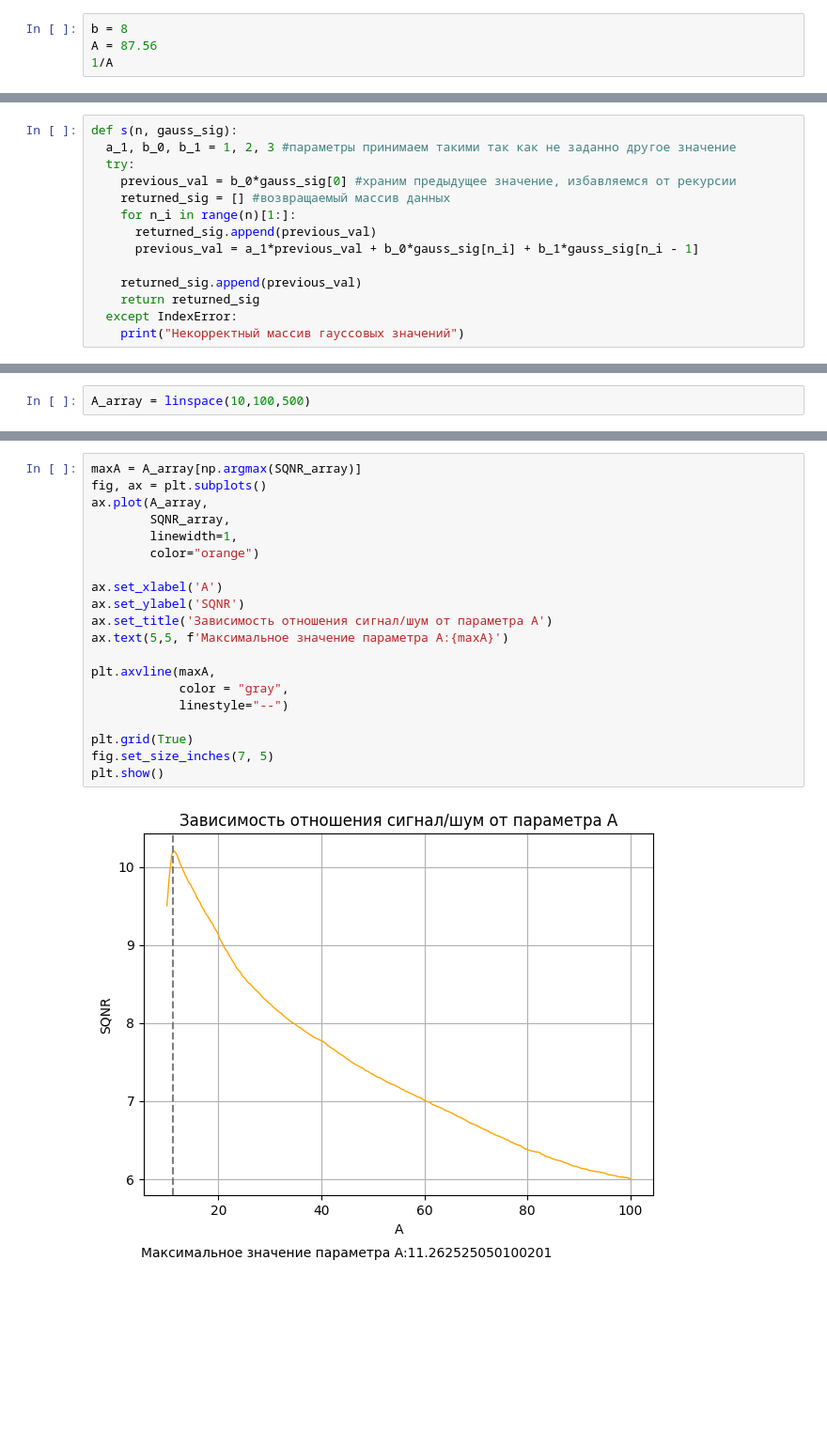
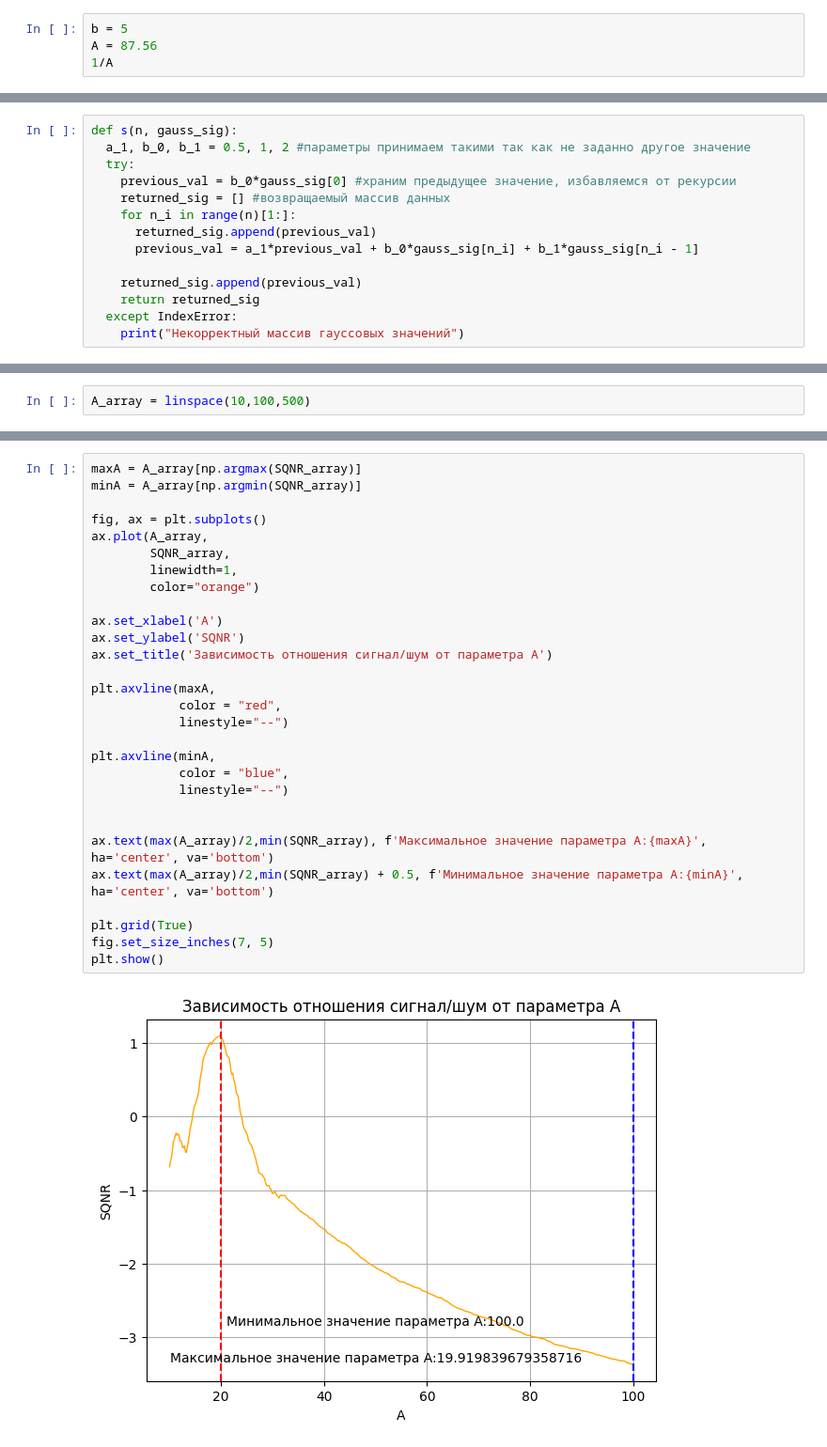
Before and after one commit to AlfaIV/RFinfSystem, a Jupyter notebook: ДЗ1_РСПИ.ipynb, the cells around one changed output, grey strips where cells are left out. Shown at 94% size. Cells and saved outputs as stored; diff of their text form; blank space fills up the shorter version.

```diff
--- a/ДЗ1_РСПИ.ipynb
+++ b/ДЗ1_РСПИ.ipynb
@@ -23,5 +45,5 @@ import copy
 # %%
-b = 8
+b = 5
 A = 87.56
 1/A
 # %% [output]
@@ -56,6 +82,6 @@ plt.show()
 # %%
 def s(n, gauss_sig):
-  a_1, b_0, b_1 = 1, 2, 3 #параметры принимаем такими так как не заданно другое значение
+  a_1, b_0, b_1 = 0.5, 1, 2 #параметры принимаем такими так как не заданно другое значение
   try:
     previous_val = b_0*gauss_sig[0] #храним предыдущее значение, избавляемся от рекурсии
     returned_sig = [] #возвращаемый массив данных
@@ -371,23 +476,32 @@ len(SQNR_array),len(A_array)
 (500, 500)
 # %%
 maxA = A_array[np.argmax(SQNR_array)]
+minA = A_array[np.argmin(SQNR_array)]
+
 fig, ax = plt.subplots()
 ax.plot(A_array,
         SQNR_array,
         linewidth=1,
         color="orange")
 
 ax.set_xlabel('A')
 ax.set_ylabel('SQNR')
 ax.set_title('Зависимость отношения сигнал/шум от параметра А')
-ax.text(5,5, f'Максимальное значение параметра A:{maxA}')
 
 plt.axvline(maxA,
-            color = "gray",
+            color = "red",
             linestyle="--")
+
+plt.axvline(minA,
+            color = "blue",
+            linestyle="--")
+
+
+ax.text(max(A_array)/2,min(SQNR_array), f'Максимальное значение параметра A:{maxA}', ha='center', va='bottom')
+ax.text(max(A_array)/2,min(SQNR_array) + 0.5, f'Минимальное значение параметра A:{minA}', ha='center', va='bottom')
 
 plt.grid(True)
 fig.set_size_inches(7, 5)
 plt.show()
 # %% [output]
-[figure, old version]
+[figure, new version]
```
Also changed, not shown: parts of 55 cells of this notebook.
